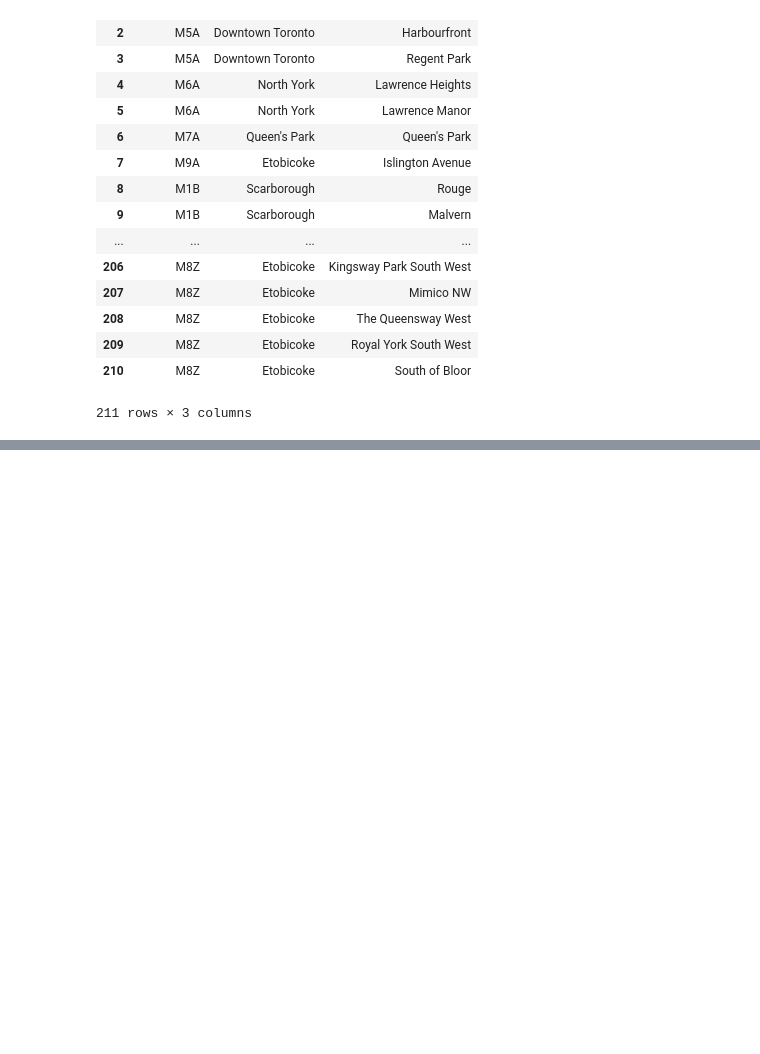
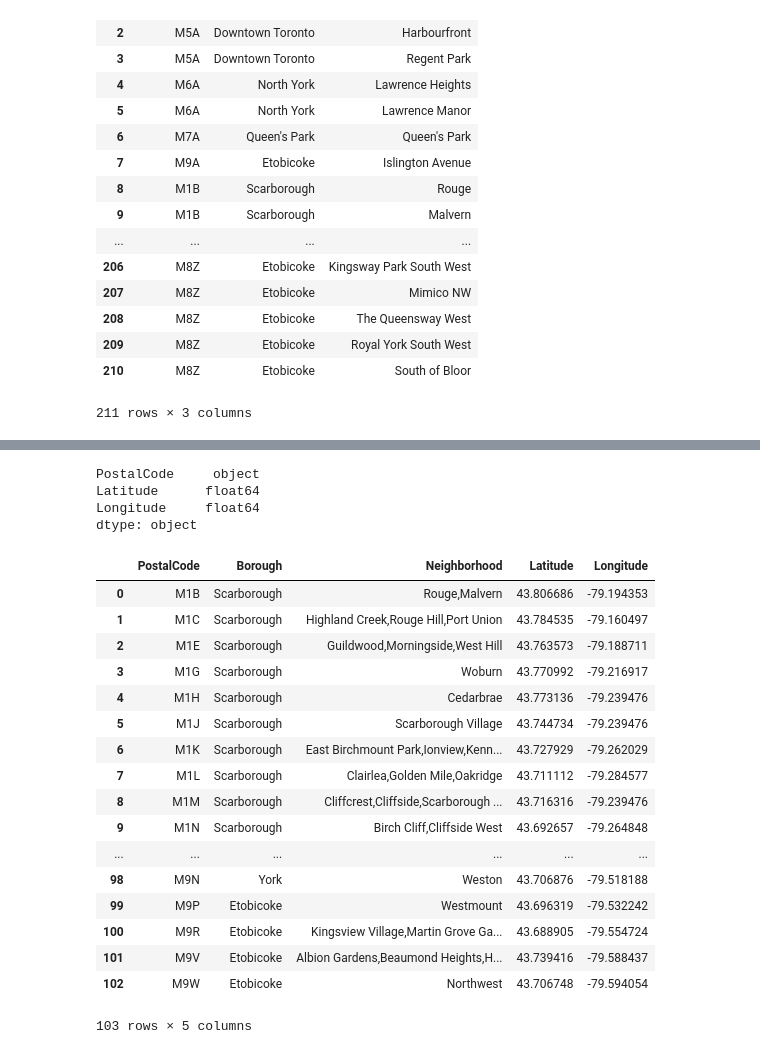
Before and after one commit to leetheway/Coursera_Capstone, a Jupyter notebook: Toronto Neighborhoods.ipynb, the cells around one changed output, grey strips where cells are left out. Drawn from its saved outputs; the diff is of its cells as text; code cells hidden in the pictures; blank space fills up the shorter version.

```diff
--- a/Toronto Neighborhoods.ipynb
+++ b/Toronto Neighborhoods.ipynb
@@ -93,4 +93,4 @@ ToT1
 | 210 | M8Z | Etobicoke | South of Bloor |
 211 rows × 3 columns
 # %%
-Clean = ToT1.groupby(['PostalCode','Borough']).Neighborhood.unique().reset_index() #take out duplicate by grouping and combinning neighborhood
+Clean = ToT1.groupby(['PostalCode','Borough']).agg(','.join) #take out duplicate by grouping and combinning neighborhood
@@ -121,0 +97,3 @@ Clean.shape
+# %%
+Clean1=Clean.reset_index()
+Clean1
@@ -121,0 +155,33 @@ Clean.shape
+# %%
+gf=pd.read_csv("https://cocl.us/Geospatial_data") #Using the csv provided instead of the geocoder as it was not working for me
+# %%
+gf.rename(columns = {'Postal Code':'PostalCode'}, inplace = True)
+# %%
+gf.dtypes
+# %% [output]
+PostalCode     object
+Latitude      float64
+Longitude     float64
+dtype: object
+# %%
+geo = pd.merge(Clean1, gf, on="PostalCode") #Merging the dataframes to get the desired dataframe with location data
+geo
+# %% [output]
+|  | PostalCode | Borough | Neighborhood | Latitude | Longitude |
+| 0 | M1B | Scarborough | Rouge,Malvern | 43.806686 | -79.194353 |
+| 1 | M1C | Scarborough | Highland Creek,Rouge Hill,Port Union | 43.784535 | -79.160497 |
+| 2 | M1E | Scarborough | Guildwood,Morningside,West Hill | 43.763573 | -79.188711 |
+| 3 | M1G | Scarborough | Woburn | 43.770992 | -79.216917 |
+| 4 | M1H | Scarborough | Cedarbrae | 43.773136 | -79.239476 |
+| 5 | M1J | Scarborough | Scarborough Village | 43.744734 | -79.239476 |
+| 6 | M1K | Scarborough | East Birchmount Park,Ionview,Kenn... | 43.727929 | -79.262029 |
+| 7 | M1L | Scarborough | Clairlea,Golden Mile,Oakridge | 43.711112 | -79.284577 |
+| 8 | M1M | Scarborough | Cliffcrest,Cliffside,Scarborough ... | 43.716316 | -79.239476 |
+| 9 | M1N | Scarborough | Birch Cliff,Cliffside West | 43.692657 | -79.264848 |
+| ... | ... | ... | ... | ... | ... |
+| 98 | M9N | York | Weston | 43.706876 | -79.518188 |
+| 99 | M9P | Etobicoke | Westmount | 43.696319 | -79.532242 |
+| 100 | M9R | Etobicoke | Kingsview Village,Martin Grove Ga... | 43.688905 | -79.554724 |
+| 101 | M9V | Etobicoke | Albion Gardens,Beaumond Heights,H... | 43.739416 | -79.588437 |
+| 102 | M9W | Etobicoke | Northwest | 43.706748 | -79.594054 |
+103 rows × 5 columns
```
Also changed, not shown: parts of 7 cells of this notebook.
